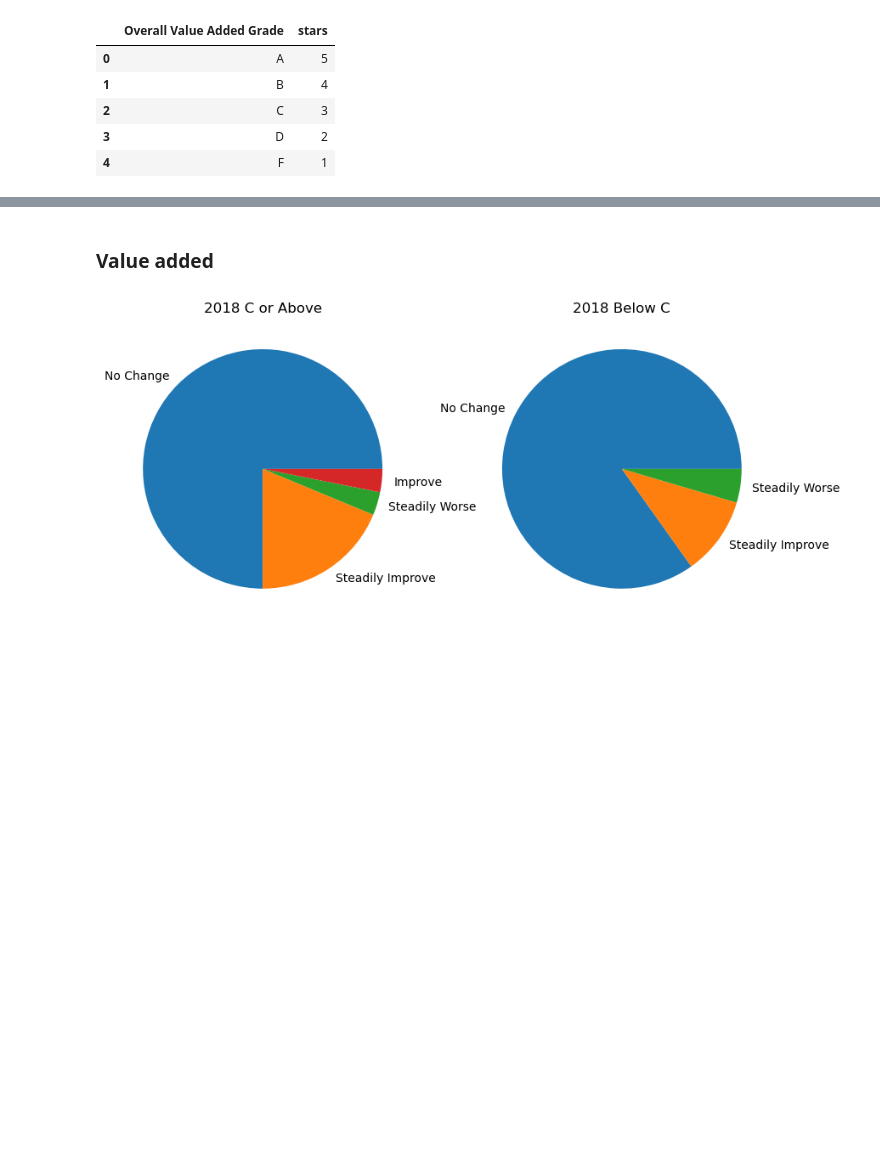
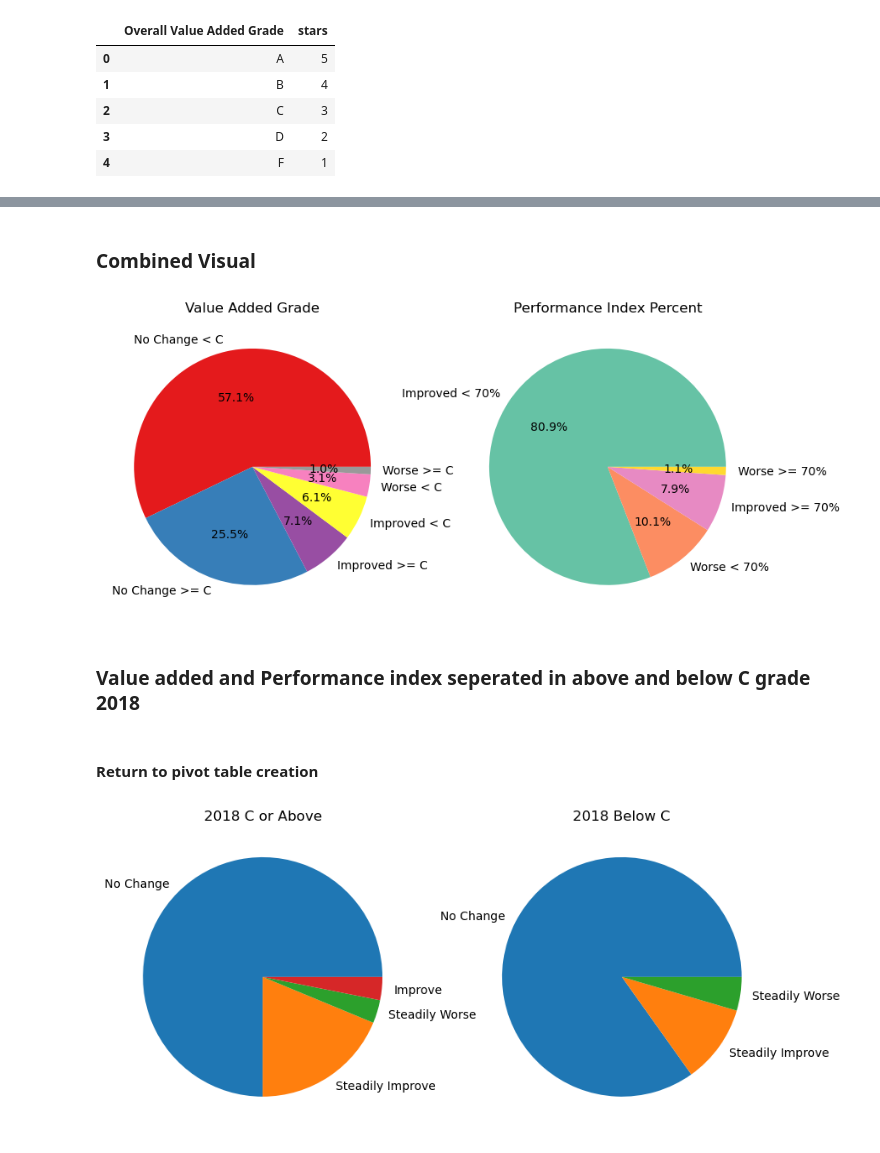
Before and after one commit to willdavis111/CMSD-Case-Study, a Jupyter notebook: CMSD_Skill_Check_WD.ipynb, the cells around one changed output, grey strips where cells are left out. Drawn from its saved outputs; the diff is of its cells as text; code cells hidden in the pictures; blank space fills up the shorter version.

```diff
--- a/CMSD_Skill_Check_WD.ipynb
+++ b/CMSD_Skill_Check_WD.ipynb
@@ -190,2 +192,0 @@ df_wide[df_wide['improvement']==0]
-# %%
-df_wide_per=pd.pivot(grouped, index=['Building IRN','Building Name', 'full_address'], columns = 'Year Rank',values = 'Performance Index Percent')
@@ -203,0 +223,4 @@ df_wide_per[df_wide_per['improvement'] == '0']
+# %%
+# add metrics 6 catagory
+df_wide['Improvement'] = np.select(va_conditions, va_comb_values)
+df_wide
@@ -203,0 +247,3 @@ df_wide_per[df_wide_per['improvement'] == '0']
+# %%
+df_wide_per['Improvement'] = np.select(perf_conditions, perf_comb_values)
+df_wide_per
@@ -203,0 +270,28 @@ df_wide_per[df_wide_per['improvement'] == '0']
+# %% [markdown]
+### Combined Visual
+# %%
+fig1 = plt.figure(figsize=(10,5))
+# ax = fig1.add_subplot(111)
+ax1 =fig1.add_subplot(121)
+theme = plt.get_cmap('Set1')
+ax1.set_prop_cycle("color", [theme(20. * i / len(df_wide.Improvement))
+                             for i in range(len(df_wide.Improvement))])
+cts = df_wide.Improvement.value_counts().to_frame()
+ax1.pie(cts.Improvement, labels = df_wide['Improvement'].unique(), autopct = '%1.1f%%')
+ax1.set_title('Value Added Grade')
+# ax1.set_label(df_wide1['improvement'])
+
+
+
+ax2 = fig1.add_subplot(122)
+theme = plt.get_cmap('Set2')
+ax2.set_prop_cycle("color", [theme(20. * i / len(df_wide_per.Improvement))
+                             for i in range(len(df_wide_per.Improvement))])
+cts = df_wide_per.Improvement.value_counts().to_frame()
+ax2.pie(cts.Improvement, labels = df_wide_per['Improvement'].unique(), autopct = '%1.1f%%')
+ax2.set_title('Performance Index Percent')
+
+# plt.set_title('Value Added Grade 2015-2018')
+plt.show()
+# %% [output]
+[figure, added]
@@ -204,2 +303,2 @@ df_wide_per[df_wide_per['improvement'] == '0']
 # %% [markdown]
-### Value added
+### Value added and Performance index seperated in above and below C grade 2018
@@ -205,0 +334,2 @@ df_wide_per[df_wide_per['improvement'] == '0']
+# %% [markdown]
+#### Return to pivot table creation
```
Also changed, not shown: parts of 33 cells of this notebook.
